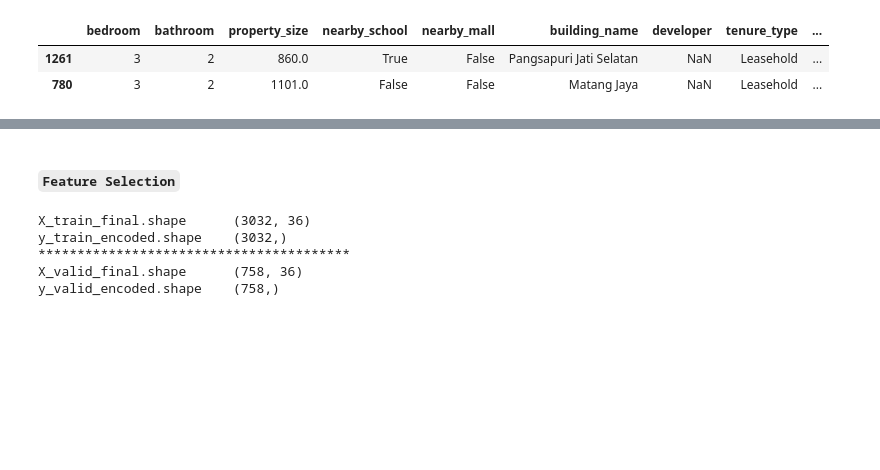
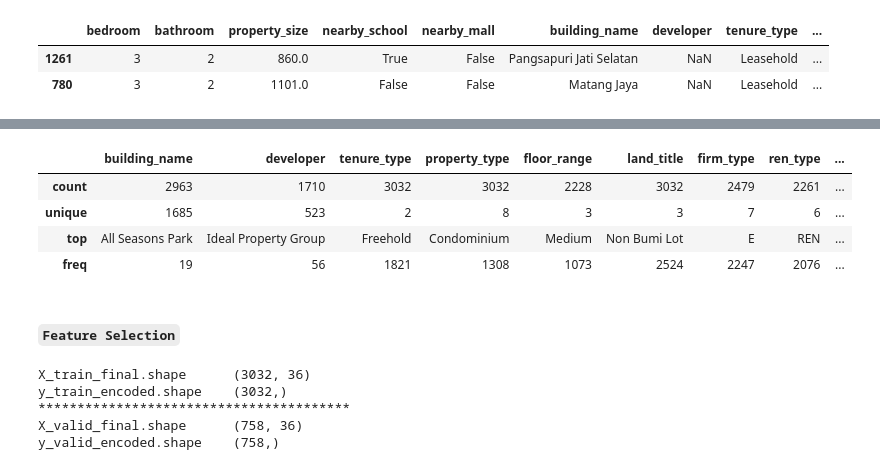
Before and after one commit to aahmedsherif/FinalProject, a Jupyter notebook: script.ipynb, the cells around one changed output, grey strips where cells are left out. Cells and saved outputs as stored; diff of their text form; code cells hidden in the pictures; blank space fills up the shorter version.

```diff
--- a/script.ipynb
+++ b/script.ipynb
@@ -890,3 +935,11 @@ X_train.shape[1]
+# %%
+X_train.describe(include='O')
+# %% [output]
+|  | building_name | developer | tenure_type | property_type | floor_range | land_title | firm_type | ren_type | ... |
+| count | 2963 | 1710 | 3032 | 3032 | 2228 | 3032 | 2479 | 2261 | ... |
+| unique | 1685 | 523 | 2 | 8 | 3 | 3 | 7 | 6 | ... |
+| top | All Seasons Park | Ideal Property Group | Freehold | Condominium | Medium | Non Bumi Lot | E | REN | ... |
+| freq | 19 | 56 | 1821 | 1308 | 1073 | 2524 | 2247 | 2076 | ... |
 # %%
 ## Int
 int_pipline = Pipeline(steps=[
```
Also changed, not shown: parts of 33 cells of this notebook, 2 other files.
